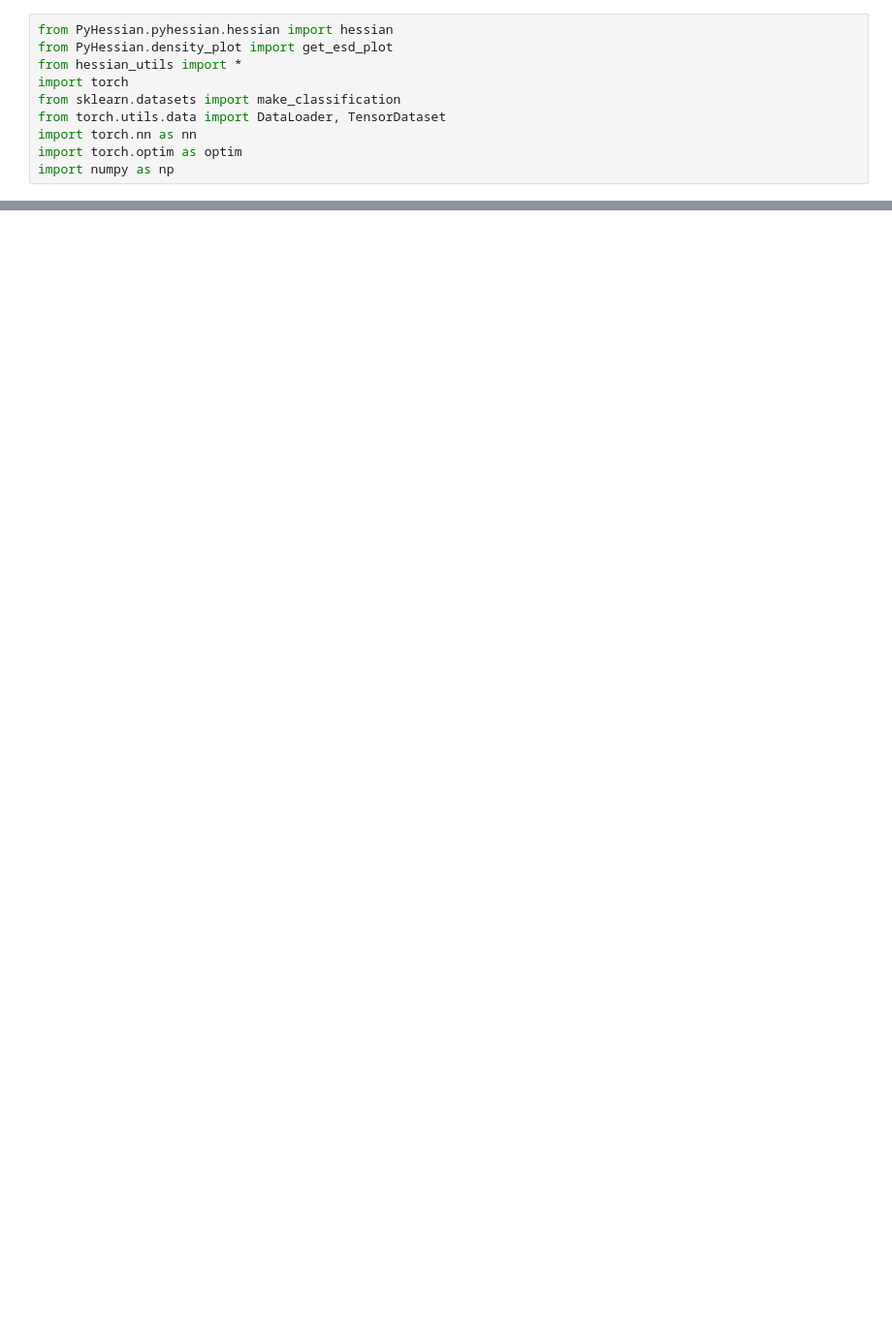
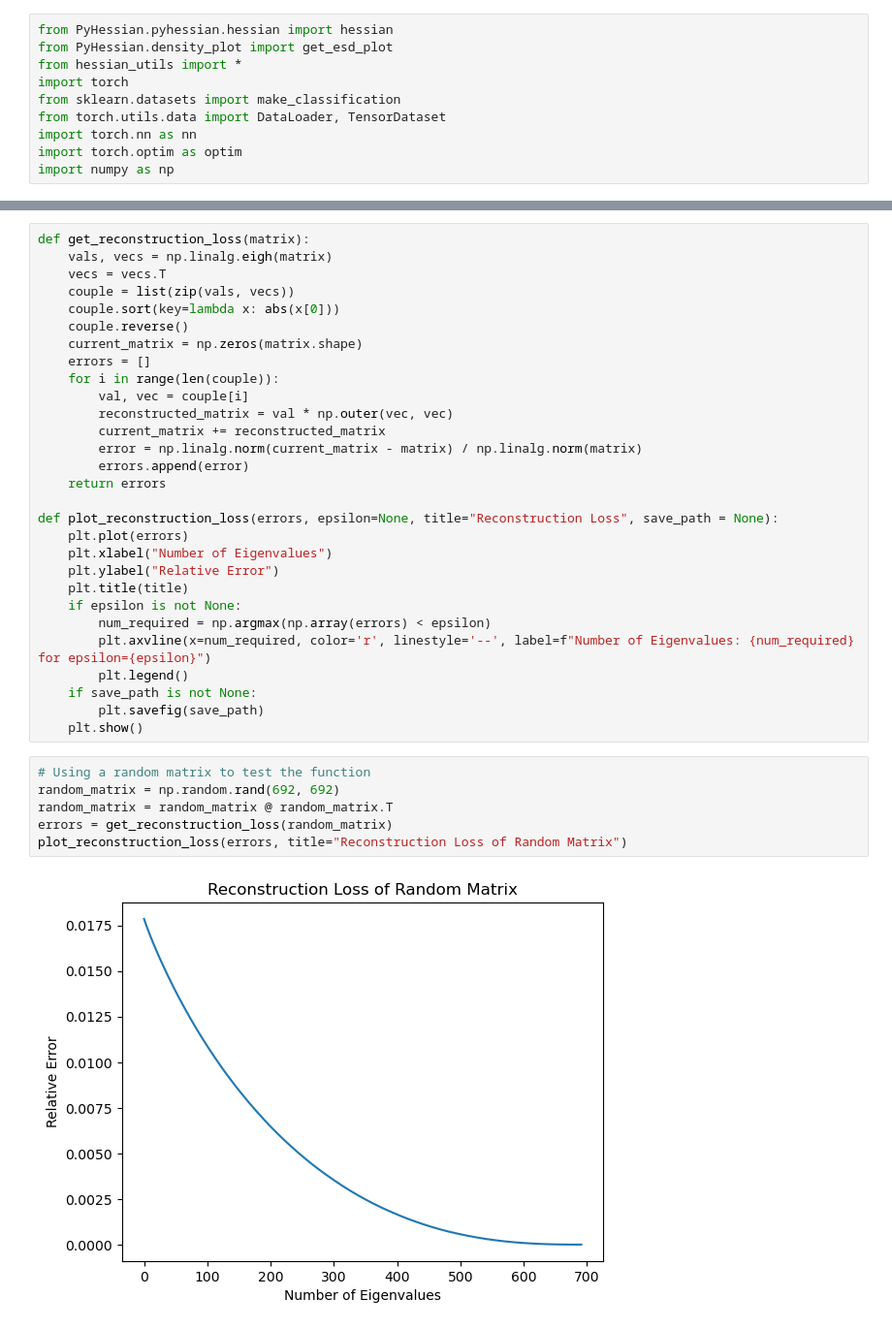
Before and after one commit to Aarsh-Wankar/DeepHessian, a Jupyter notebook: pyhessian_accuracy.ipynb, the cells around one changed output, grey strips where cells are left out. Shown at 97% size. Saved outputs shown, nothing was run; the diff lists cells and outputs as text; blank space fills up the shorter version.

```diff
--- a/pyhessian_accuracy.ipynb
+++ b/pyhessian_accuracy.ipynb
@@ -109,0 +182,37 @@ get_esd_plot(*predicted_hessian.density())
+# %%
+def get_reconstruction_loss(matrix):
+    vals, vecs = np.linalg.eigh(matrix)
+    vecs = vecs.T
+    couple = list(zip(vals, vecs))
+    couple.sort(key=lambda x: abs(x[0]))
+    couple.reverse()
+    current_matrix = np.zeros(matrix.shape)
+    errors = []
+    for i in range(len(couple)):
+        val, vec = couple[i]
+        reconstructed_matrix = val * np.outer(vec, vec)
+        current_matrix += reconstructed_matrix
+        error = np.linalg.norm(current_matrix - matrix) / np.linalg.norm(matrix)
+        errors.append(error)
+    return errors
+
+def plot_reconstruction_loss(errors, epsilon=None, title="Reconstruction Loss", save_path = None):
+    plt.plot(errors)
+    plt.xlabel("Number of Eigenvalues")
+    plt.ylabel("Relative Error")
+    plt.title(title)
+    if epsilon is not None:
+        num_required = np.argmax(np.array(errors) < epsilon)
+        plt.axvline(x=num_required, color='r', linestyle='--', label=f"Number of Eigenvalues: {num_required} for epsilon={epsilon}")
+        plt.legend()
+    if save_path is not None:
+        plt.savefig(save_path)
+    plt.show()
+# %%
+# Using a random matrix to test the function
+random_matrix = np.random.rand(692, 692)
+random_matrix = random_matrix @ random_matrix.T
+errors = get_reconstruction_loss(random_matrix)
+plot_reconstruction_loss(errors, title="Reconstruction Loss of Random Matrix")
+# %% [output]
+[figure, added]
```
Also changed, not shown: parts of 15 cells of this notebook, 15 other files.
